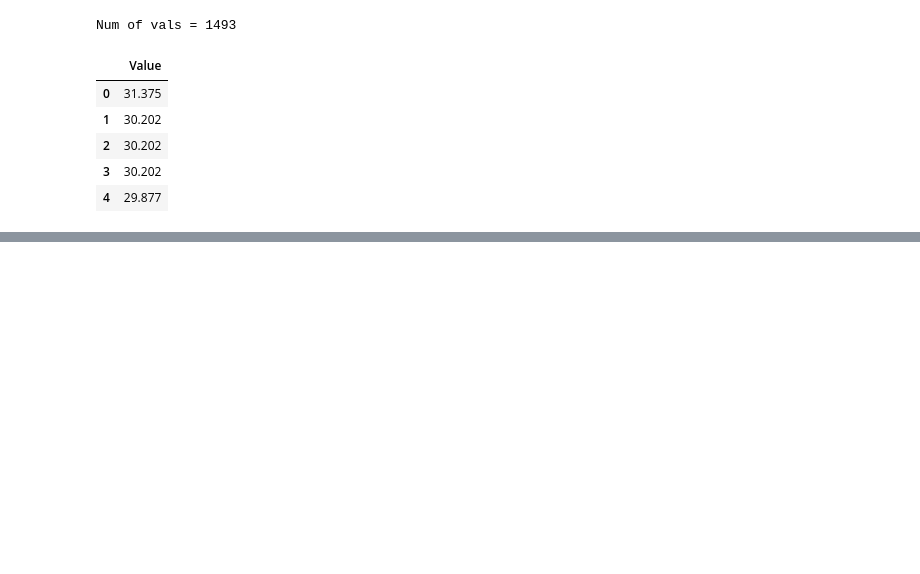
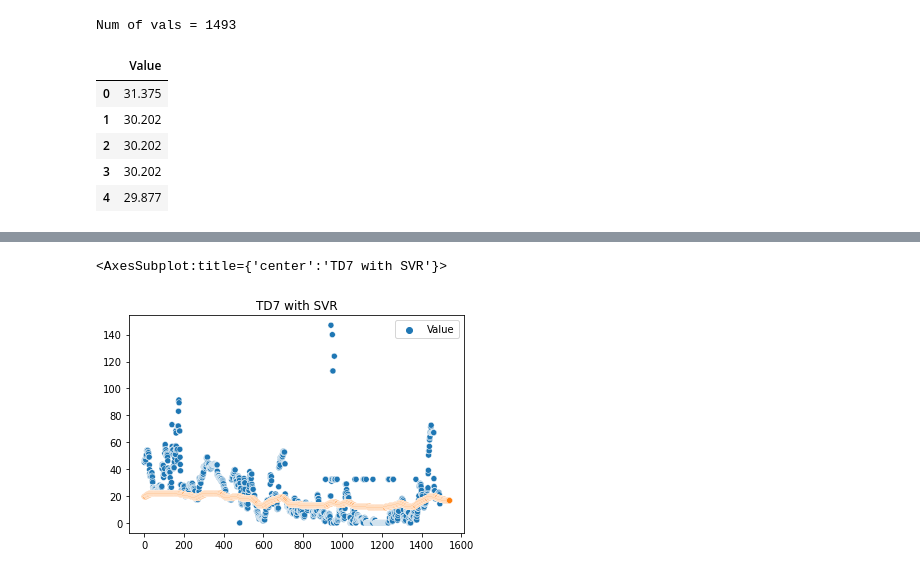
Before and after one commit to DimDimi4-and-fixiki/homework_data, a Jupyter notebook: Notebook.ipynb, the cells around one changed output, grey strips where cells are left out. Drawn from its saved outputs; the diff is of its cells as text; code cells hidden in the pictures; blank space fills up the shorter version.

```diff
--- a/Notebook.ipynb
+++ b/Notebook.ipynb
@@ -89,3 +35,0 @@ sns.scatterplot(data=res_7_15[n - 1000:])
-# %%
-new_dates_30 = np.array([i for i in range(1, n + 30)]).reshape(-1, 1)
-new_dates_45 = np.array([i for i in range(1, n + 45)]).reshape(-1, 1)
@@ -129,0 +90,3 @@ df_8 = df_8[df_8["Value"] <= 100]
+# %%
+res_7_15_svr, res_7_30_svr, res_7_45_svr, res_7_15_mlp, res_7_30_mlp, res_7_45_mlp, df_7 = predict_data(df_7, C=0.1,
+                                                                                                       max_iter=4000)
@@ -129,0 +102,6 @@ df_8 = df_8[df_8["Value"] <= 100]
+# %%
+sns.scatterplot(data=df_7).set_title("TD7 with SVR")
+sns.scatterplot(data=res_7_45_svr)
+# %% [output]
+<AxesSubplot:title={'center':'TD7 with SVR'}>
+[figure, added]
```
Also changed, not shown: parts of 85 cells of this notebook, 7 other files.
